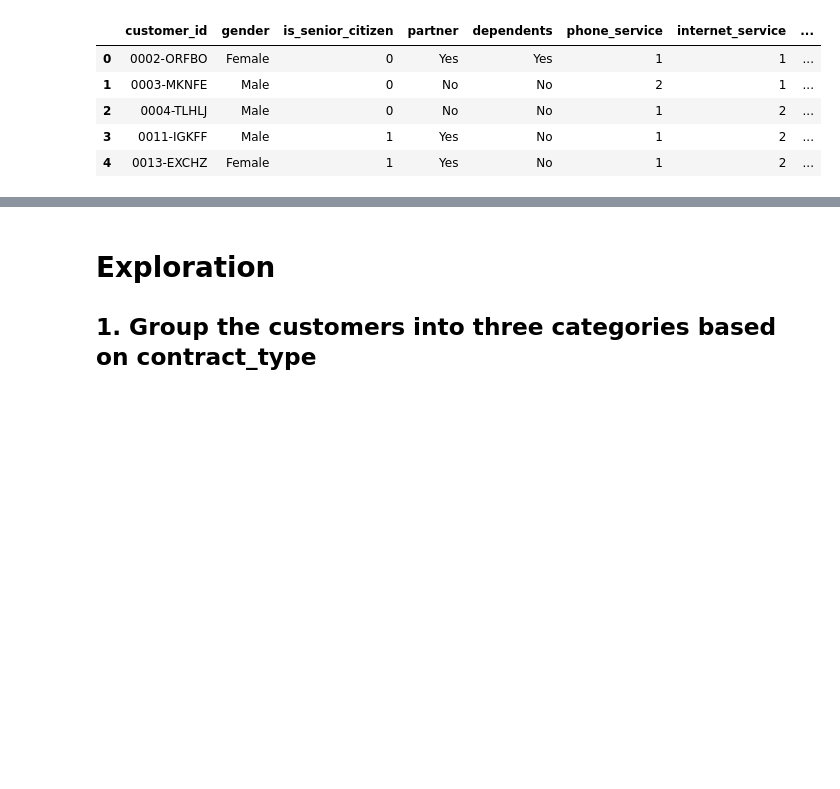
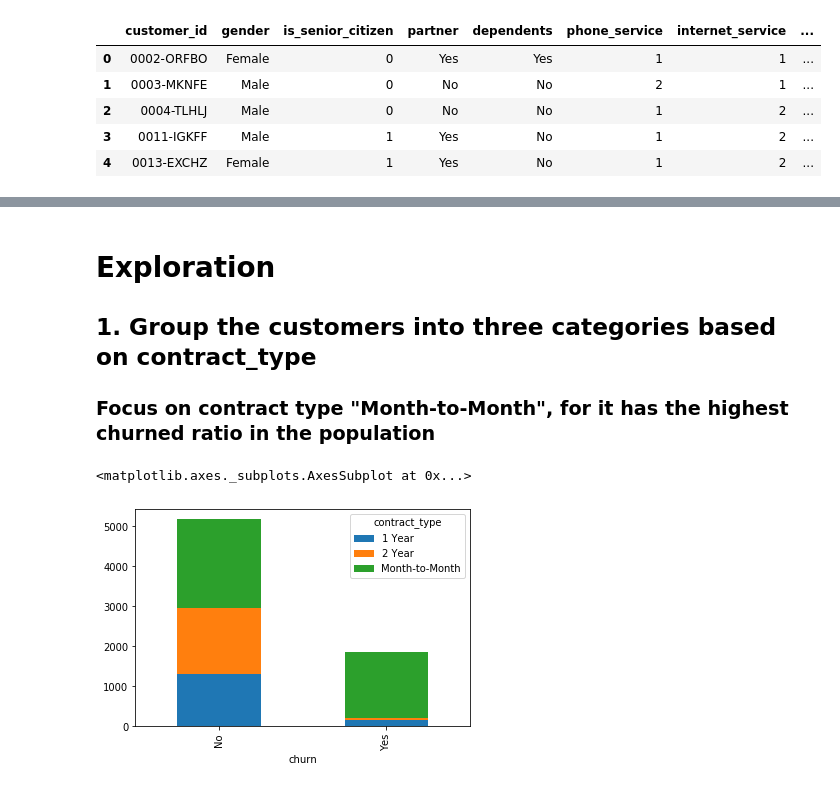
Before and after one commit to Yongliang-Shi/numpy-pandas-visualization-exercises, a Jupyter notebook: storytelling_project.ipynb, the cells around one changed output, grey strips where cells are left out. Saved outputs shown, nothing was run; the diff lists cells and outputs as text; code cells hidden in the pictures; blank space fills up the shorter version.

```diff
--- a/storytelling_project.ipynb
+++ b/storytelling_project.ipynb
@@ -254,3 +336,15 @@ CustDetails.head()
 # %% [markdown]
 # Exploration
 ## 1. Group the customers into three categories based on contract_type
+### Focus on contract type "Month-to-Month", for it has the highest churned ratio in the population
+# %%
+churn_on_contract_type = pd.crosstab(CustDetails['churn'],
+                                     CustDetails['contract_type']
+                                    )
+
+churn_on_contract_type.plot(kind='bar', stacked = True)
+
+# Month-to-Month contract has the highest overall churn rate.
+# %% [output]
+<matplotlib.axes._subplots.AxesSubplot at 0x...>
+[figure, added]
```
Also changed, not shown: parts of 46 cells of this notebook.
